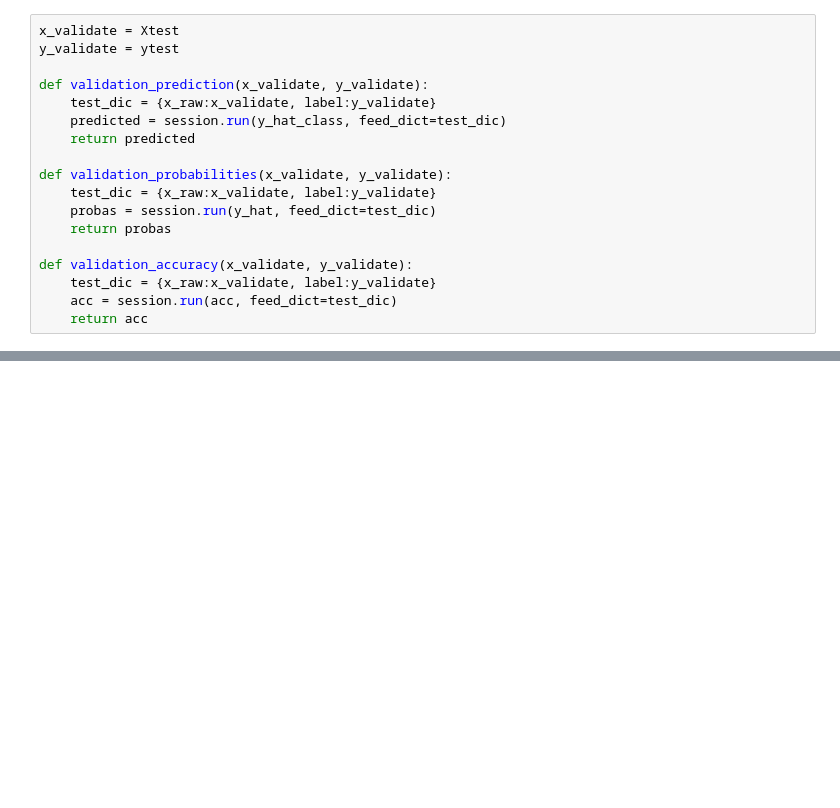
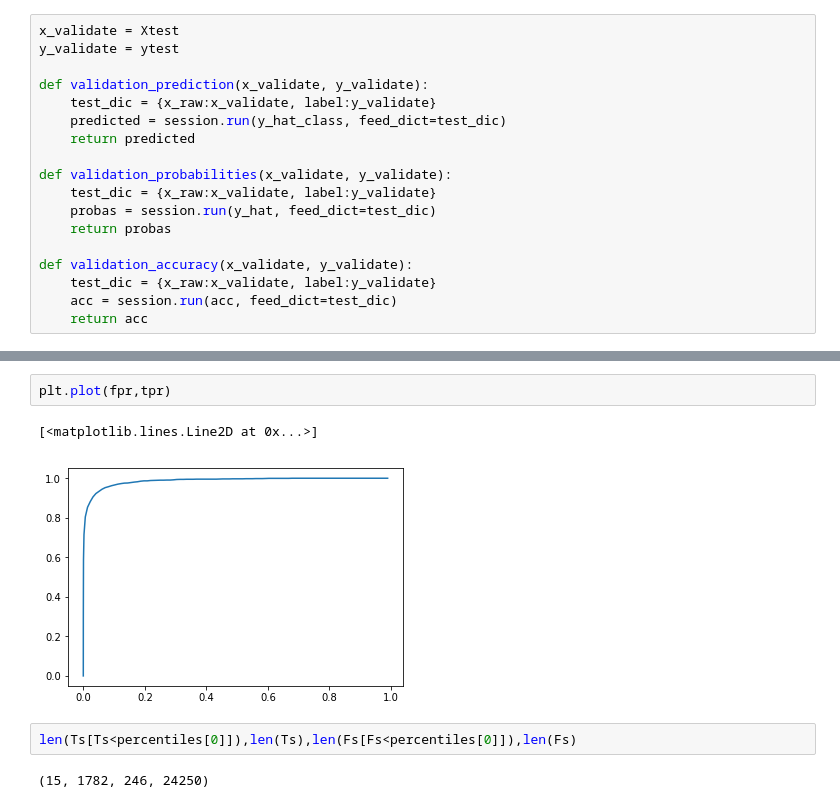
Before and after one commit to elsqueegie/18s15318A2, a Jupyter notebook: svhn/code/CNN_SVHN.ipynb, the cells around one changed output, grey strips where cells are left out. Saved outputs shown, nothing was run; the diff lists cells and outputs as text; blank space fills up the shorter version.

```diff
--- a/svhn/code/CNN_SVHN.ipynb
+++ b/svhn/code/CNN_SVHN.ipynb
@@ -285,0 +409,9 @@ confusion_matrix()
+# %%
+plt.plot(fpr,tpr)
+# %% [output]
+[<matplotlib.lines.Line2D at 0x...>]
+[figure, added]
+# %%
+len(Ts[Ts<percentiles[0]]),len(Ts),len(Fs[Fs<percentiles[0]]),len(Fs)
+# %% [output]
+(15, 1782, 246, 24250)
```
Also changed, not shown: parts of 24 cells of this notebook.
